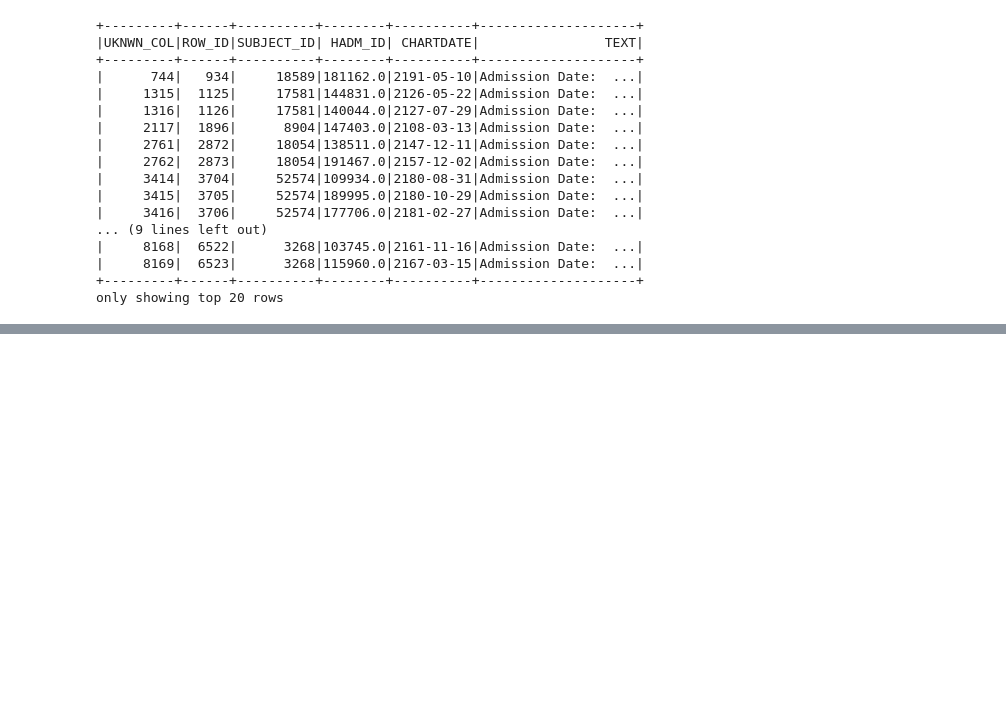
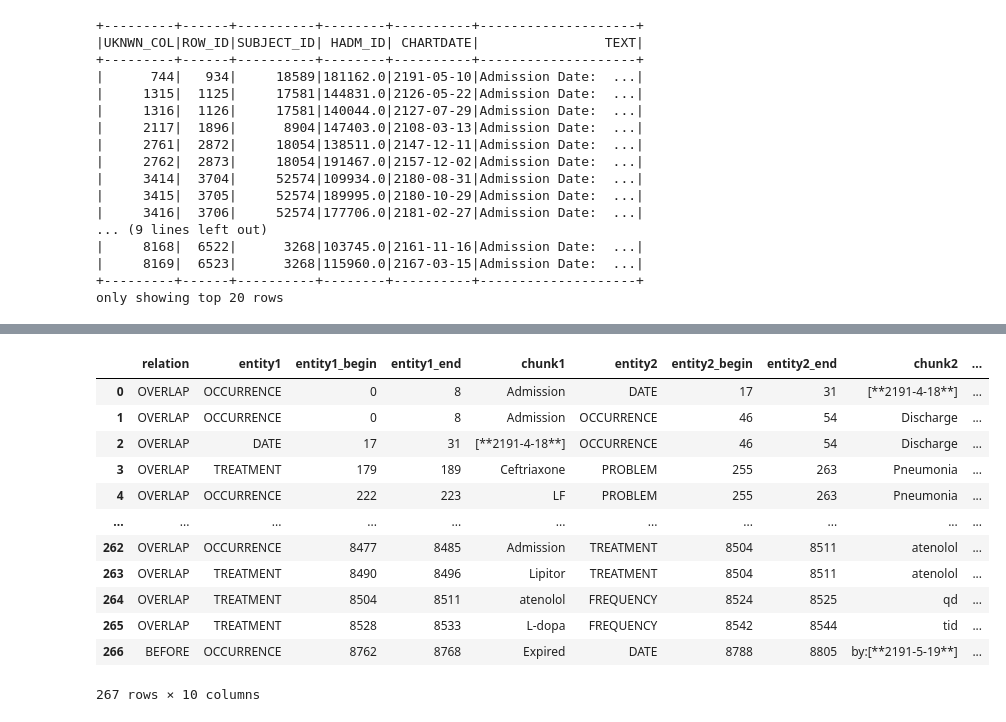
Before and after one commit to AsanAlacli/JSLABS, a Jupyter notebook: keyModel.ipynb, the cells around one changed output, grey strips where cells are left out. Saved outputs shown, nothing was run; the diff lists cells and outputs as text; code cells hidden in the pictures; blank space fills up the shorter version.

```diff
--- a/keyModel.ipynb
+++ b/keyModel.ipynb
@@ -286,0 +499,28 @@ results[0]
+# %%
+events_ner_tagger = MedicalNerModel()\
+    .pretrained("ner_events_clinical", "en", "clinical/models")\
+    .setInputCols("sentences", "tokens", "embeddings")\
+    .setOutputCol("ner_tags")
+
+clinical_re_Model = RelationExtractionModel()\
+    .pretrained("re_temporal_events_clinical", "en", 'clinical/models')\
+    .setInputCols(["embeddings", "pos_tags", "ner_chunks", "dependencies"])\
+    .setOutputCol("relations")\
+    .setMaxSyntacticDistance(4)\
+    .setPredictionThreshold(0.9)
+
+pipeline = Pipeline(stages=[
+    documenter,
+    sentencer,
+    tokenizer,
+    words_embedder,
+    pos_tagger,
+    events_ner_tagger,
+    ner_chunker,
+    dependency_parser,
+    clinical_re_Model
+])
+
+empty_data = spark.createDataFrame([[""]]).toDF("text")
+
+model = pipeline.fit(empty_data)
@@ -286,0 +554,23 @@ results[0]
+# %%
+lmodel = LightPipeline(model)
+annotations = lmodel.fullAnnotate(text)
+
+rel_df2 = get_relations_df (annotations)
+
+rel_df2 = rel_df2[(rel_df2.relation!="O")]
+
+rel_df2
+# %% [output]
+|  | relation | entity1 | entity1_begin | entity1_end | chunk1 | entity2 | entity2_begin | entity2_end | chunk2 | ... |
+| 0 | OVERLAP | OCCURRENCE | 0 | 8 | Admission | DATE | 17 | 31 | [**2191-4-18**] | ... |
+| 1 | OVERLAP | OCCURRENCE | 0 | 8 | Admission | OCCURRENCE | 46 | 54 | Discharge | ... |
+| 2 | OVERLAP | DATE | 17 | 31 | [**2191-4-18**] | OCCURRENCE | 46 | 54 | Discharge | ... |
+| 3 | OVERLAP | TREATMENT | 179 | 189 | Ceftriaxone | PROBLEM | 255 | 263 | Pneumonia | ... |
+| 4 | OVERLAP | OCCURRENCE | 222 | 223 | LF | PROBLEM | 255 | 263 | Pneumonia | ... |
+| ... | ... | ... | ... | ... | ... | ... | ... | ... | ... | ... |
+| 262 | OVERLAP | OCCURRENCE | 8477 | 8485 | Admission | TREATMENT | 8504 | 8511 | atenolol | ... |
+| 263 | OVERLAP | TREATMENT | 8490 | 8496 | Lipitor | TREATMENT | 8504 | 8511 | atenolol | ... |
+| 264 | OVERLAP | TREATMENT | 8504 | 8511 | atenolol | FREQUENCY | 8524 | 8525 | qd | ... |
+| 265 | OVERLAP | TREATMENT | 8528 | 8533 | L-dopa | FREQUENCY | 8542 | 8544 | tid | ... |
+| 266 | BEFORE | OCCURRENCE | 8762 | 8768 | Expired | DATE | 8788 | 8805 | by:[**2191-5-19**] | ... |
+267 rows × 10 columns
```
Also changed, not shown: parts of 53 cells of this notebook.
